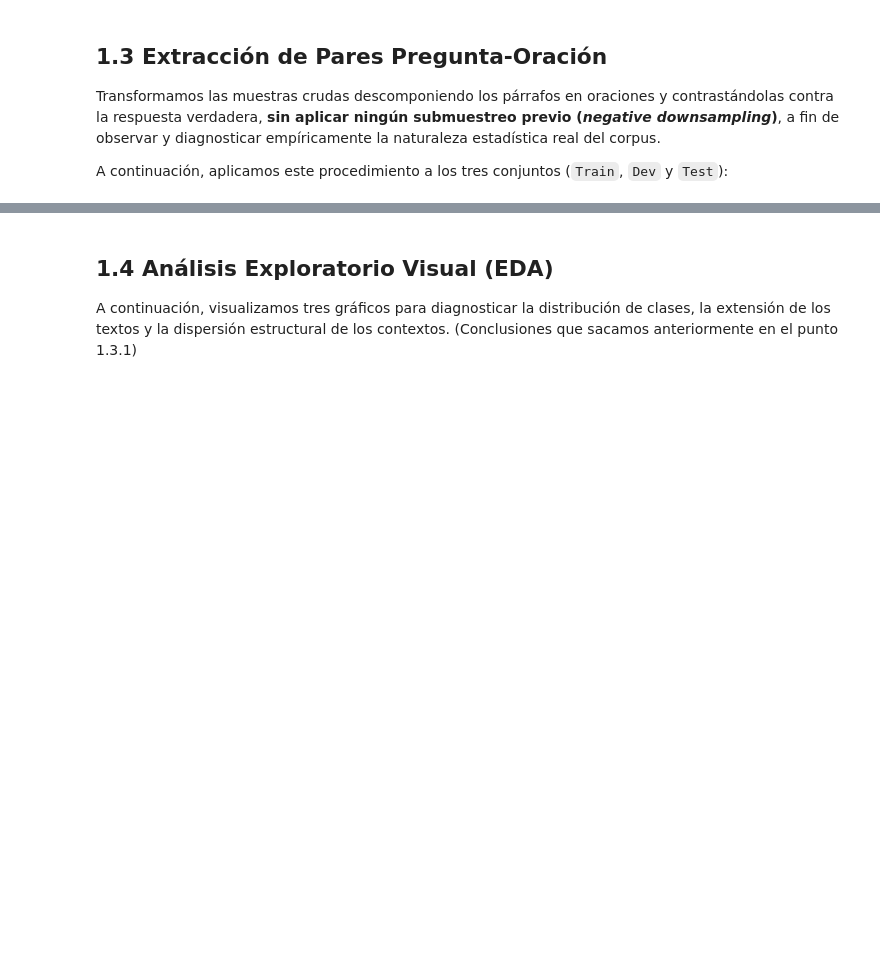
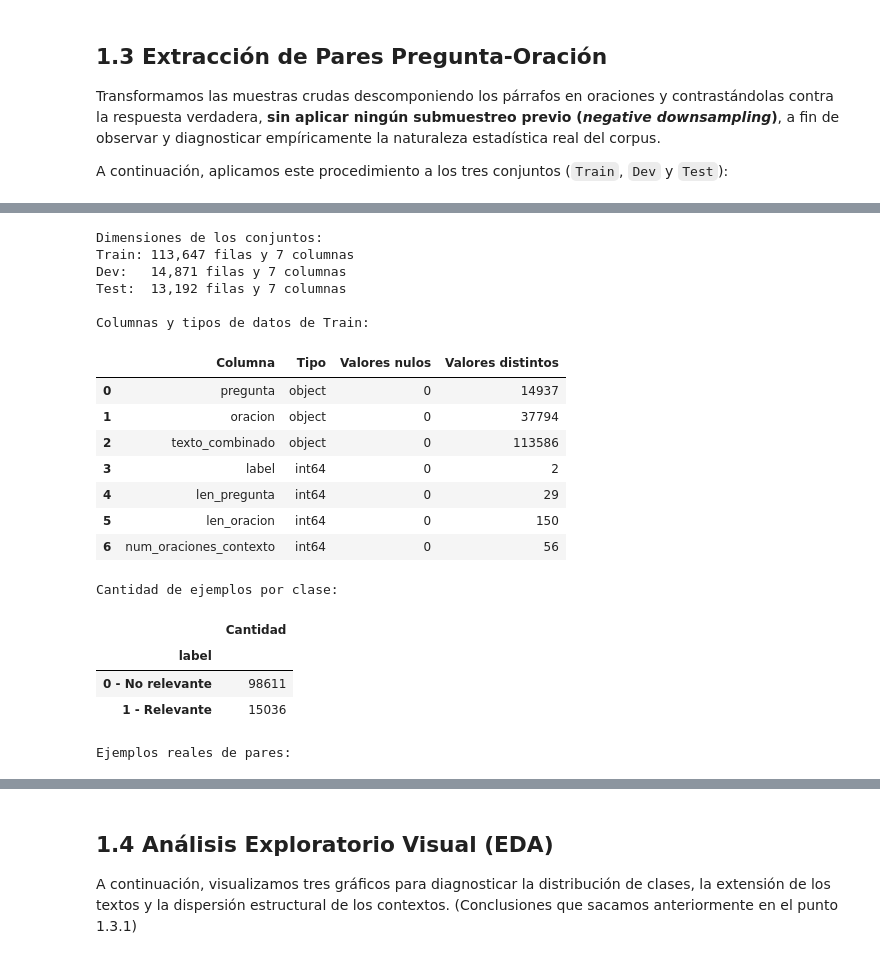
Before and after one commit to michaeljunior05/Inteligencia-Artificial-TP-2026, a Jupyter notebook: natebook.ipynb, the cells around one changed output, grey strips where cells are left out. Saved outputs shown, nothing was run; the diff lists cells and outputs as text; code cells hidden in the pictures; blank space fills up the shorter version.

```diff
--- a/natebook.ipynb
+++ b/natebook.ipynb
@@ -351,0 +314,51 @@ Esto es una **hipótesis de riesgo**. Para medirlo necesitaríamos un conjunto d
+# %%
+
+# Inspección del dataset de pares pregunta-oración
+
+print("Dimensiones de los conjuntos:")
+print(f"Train: {df_pares.shape[0]:,} filas y {df_pares.shape[1]} columnas")
+print(f"Dev:   {df_pares_dev.shape[0]:,} filas y {df_pares_dev.shape[1]} columnas")
+print(f"Test:  {df_pares_test.shape[0]:,} filas y {df_pares_test.shape[1]} columnas")
+
+print("\nColumnas y tipos de datos de Train:")
+display(pd.DataFrame({
+    "Columna": df_pares.dtypes.index,
+    "Tipo": df_pares.dtypes.astype(str).values,
+    "Valores nulos": df_pares.isnull().sum().values,
+    "Valores distintos": df_pares.nunique().values
+}))
+
+print("\nCantidad de ejemplos por clase:")
+display(
+    df_pares["label"]
+    .value_counts()
+    .sort_index()
+    .rename(index={0: "0 - No relevante", 1: "1 - Relevante"})
+    .to_frame("Cantidad")
+)
+
+print("\nEjemplos reales de pares:")
+display(df_pares[[
+    "pregunta", "oracion", "texto_combinado", "label"
+]].sample(min(5, len(df_pares)), random_state=42))
+# %% [output]
+Dimensiones de los conjuntos:
+Train: 113,647 filas y 7 columnas
+Dev:   14,871 filas y 7 columnas
+Test:  13,192 filas y 7 columnas
+
+Columnas y tipos de datos de Train:
+|  | Columna | Tipo | Valores nulos | Valores distintos |
+| 0 | pregunta | object | 0 | 14937 |
+| 1 | oracion | object | 0 | 37794 |
+| 2 | texto_combinado | object | 0 | 113586 |
+| 3 | label | int64 | 0 | 2 |
+| 4 | len_pregunta | int64 | 0 | 29 |
+| 5 | len_oracion | int64 | 0 | 150 |
+| 6 | num_oraciones_contexto | int64 | 0 | 56 |
+Cantidad de ejemplos por clase:
+|  | Cantidad |
+| label |  |
+| 0 - No relevante | 98611 |
+| 1 - Relevante | 15036 |
+Ejemplos reales de pares:
```
Also changed, not shown: parts of 38 cells of this notebook.
